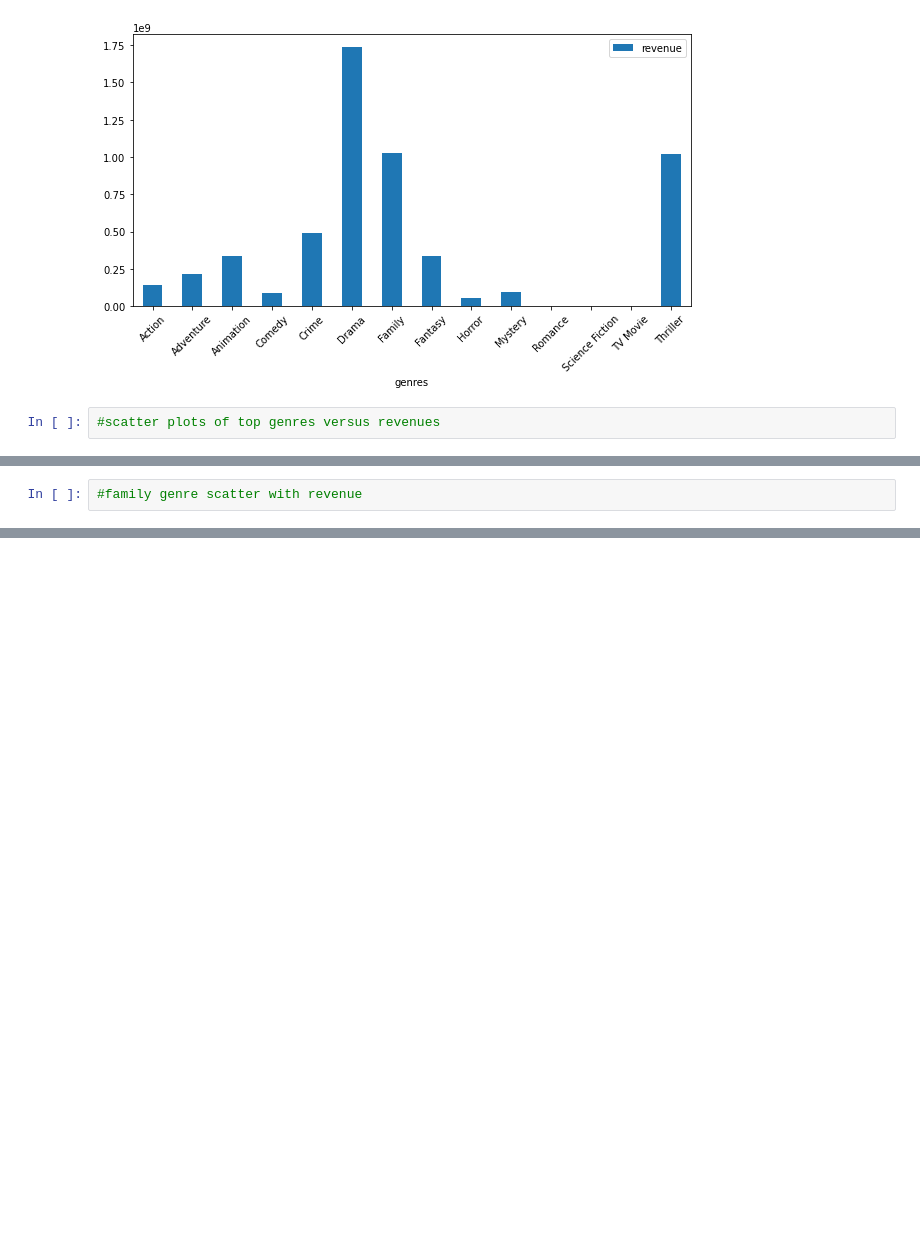
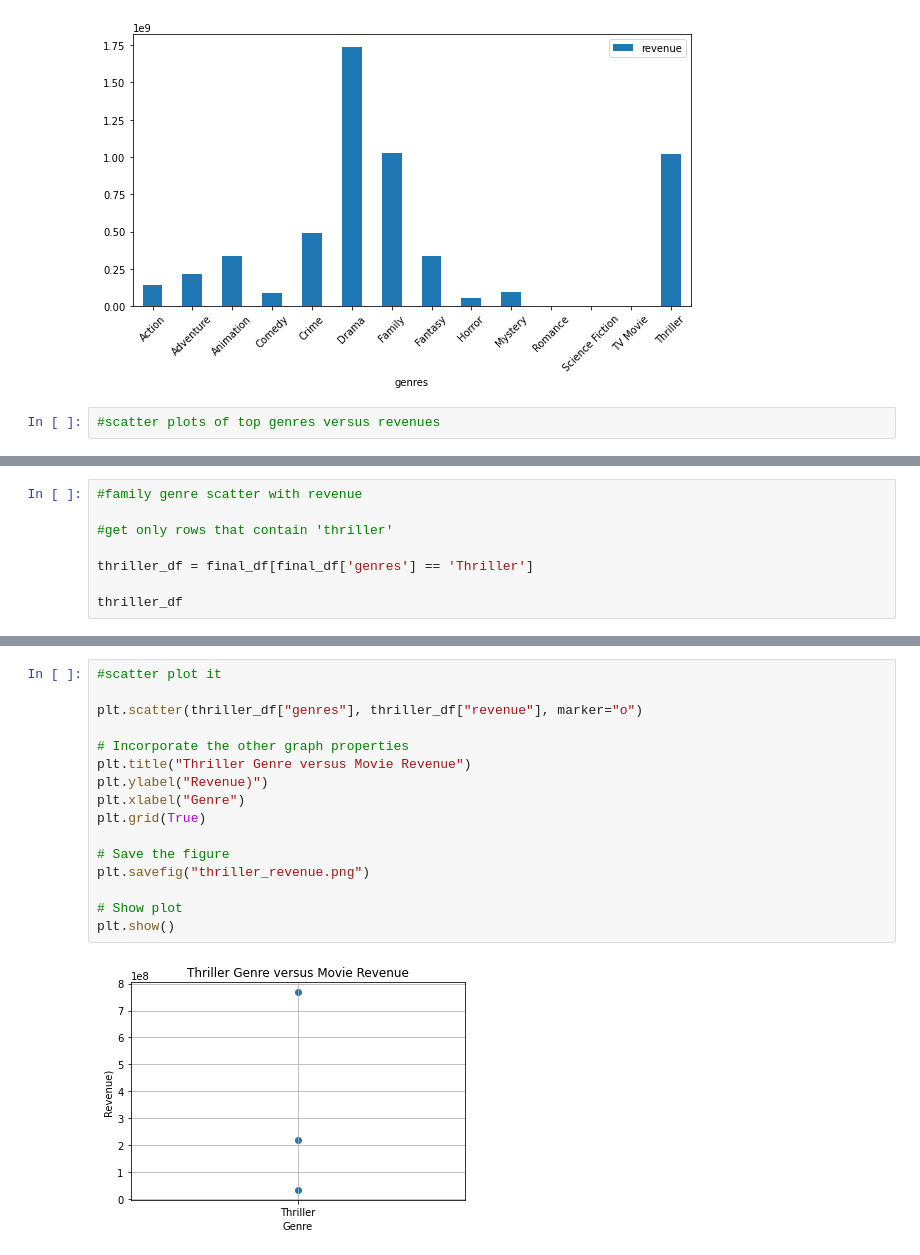
Before and after one commit to laurenemilyto/film_adapatation_success, a Jupyter notebook: ashley_notebook.ipynb, the cells around one changed output, grey strips where cells are left out. Saved outputs shown, nothing was run; the diff lists cells and outputs as text; blank space fills up the shorter version.

```diff
--- a/ashley_notebook.ipynb
+++ b/ashley_notebook.ipynb
@@ -100,2 +131,8 @@ new_grouped.plot('genres', 'revenue', kind='bar', figsize=(10,5), rot=45)
 # %%
 #family genre scatter with revenue
+
+#get only rows that contain 'thriller'
+
+thriller_df = final_df[final_df['genres'] == 'Thriller']
+
+thriller_df
@@ -101,0 +145,18 @@ new_grouped.plot('genres', 'revenue', kind='bar', figsize=(10,5), rot=45)
+# %%
+#scatter plot it
+
+plt.scatter(thriller_df["genres"], thriller_df["revenue"], marker="o")
+
+# Incorporate the other graph properties
+plt.title("Thriller Genre versus Movie Revenue")
+plt.ylabel("Revenue)")
+plt.xlabel("Genre")
+plt.grid(True)
+
+# Save the figure
+plt.savefig("thriller_revenue.png")
+
+# Show plot
+plt.show()
+# %% [output]
+[figure, added]
```
Also changed, not shown: parts of 3 cells of this notebook, 4 other files.
